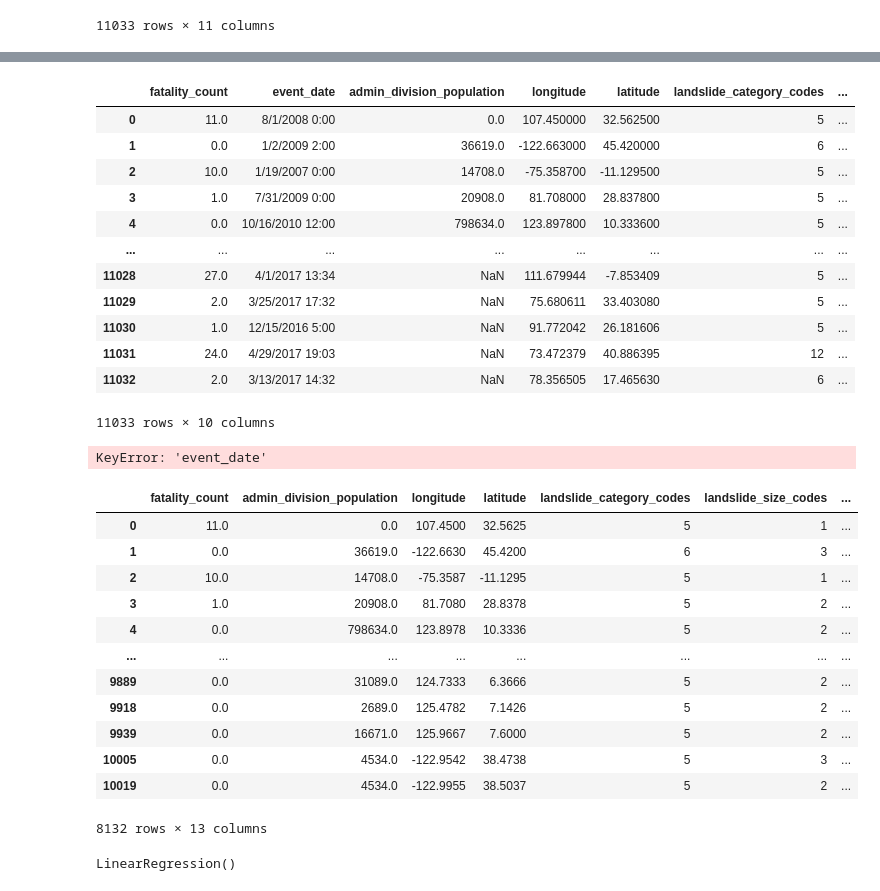
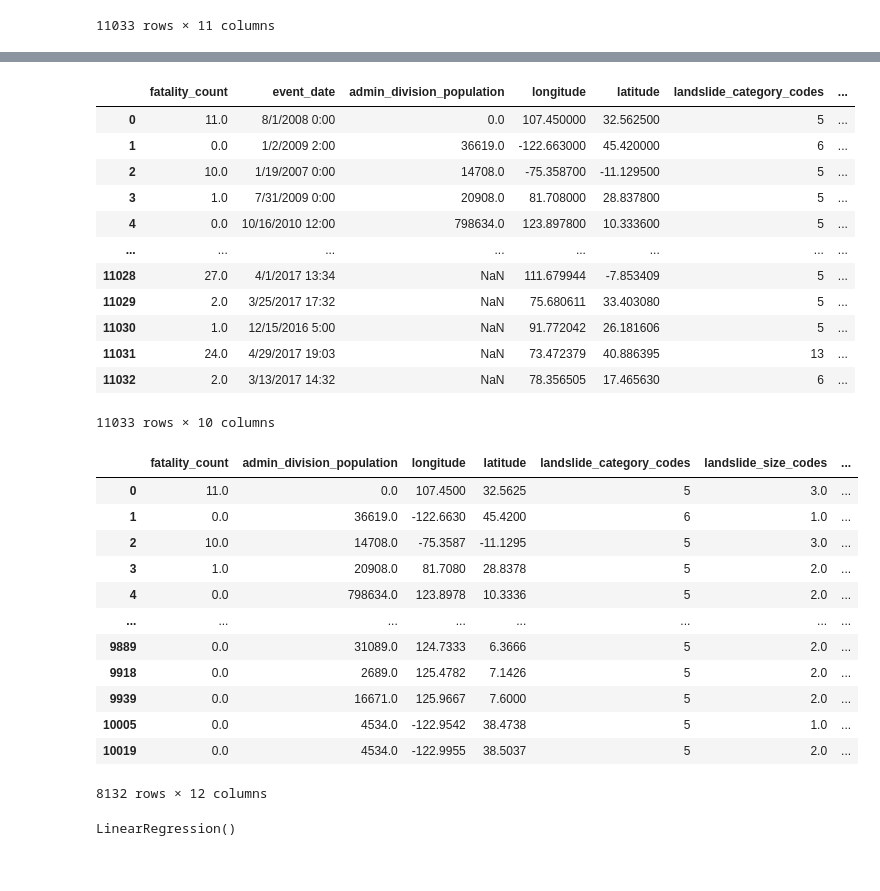
Before and after one commit to Luke-Bilhorn/CaSaL-ML, a Jupyter notebook: Landslides.ipynb, the cells around one changed output, grey strips where cells are left out. Cells and saved outputs as stored; diff of their text form; code cells hidden in the pictures.

Commit message:
updated nan handling and landslide size code ordering

```diff
--- a/Landslides.ipynb
+++ b/Landslides.ipynb
@@ -24,0 +23,5 @@ df
+# %%
+df['landslide_size'] = df['landslide_size'].fillna('not_provided')
+df['landslide_category'] = df['landslide_category'].fillna('not_provided')
+df['landslide_trigger'] = df['landslide_trigger'].fillna('not_provided')
+df['landslide_setting'] = df['landslide_setting'].fillna('not_provided')
@@ -25,7 +70,18 @@ df
+# %%
+landslide_size_code_transform = {
+    'unknown': 0, #Making 'unknown' into 0 because it feels more likely to be small than catastrophic
+    'small': 1,
+    'medium': 2,
+    'large': 3,
+    'very_large': 4,
+    'catastrophic': 5,
+    'NaN': 6
+}
 # %%
 #Adds numeric codes for each string feature.
 df['landslide_category_codes'] = df['landslide_category'].astype('category').cat.codes
-df['landslide_size_codes'] = df['landslide_size'].astype('category').cat.codes
+#df['landslide_size_codes'] = df['landslide_size'].astype('category').cat.codes
+df['landslide_size_codes'] = [landslide_size_code_transform.get(df['landslide_size'][i]) for i in range(len(df['landslide_size']))]
 df['landslide_trigger_codes'] = df['landslide_trigger'].astype('category').cat.codes
 df['landslide_setting_codes'] = df['landslide_setting'].astype('category').cat.codes
 df['country_code_codes'] = df['country_code'].astype('category').cat.codes
@@ -50,7 +122,7 @@ df
 | 11028 | 27.0 | 4/1/2017 13:34 | NaN | 111.679944 | -7.853409 | 5 | ... |
 | 11029 | 2.0 | 3/25/2017 17:32 | NaN | 75.680611 | 33.403080 | 5 | ... |
 | 11030 | 1.0 | 12/15/2016 5:00 | NaN | 91.772042 | 26.181606 | 5 | ... |
-| 11031 | 24.0 | 4/29/2017 19:03 | NaN | 73.472379 | 40.886395 | 12 | ... |
+| 11031 | 24.0 | 4/29/2017 19:03 | NaN | 73.472379 | 40.886395 | 13 | ... |
 | 11032 | 2.0 | 3/13/2017 14:32 | NaN | 78.356505 | 17.465630 | 6 | ... |
 11033 rows × 10 columns
 # %%
@@ -63,28 +135,27 @@ df['unix_timestamp'] = df['datetime'].astype('int64') // 10**9  # Convert to sec
 
 del df['datetime']
 del df['event_date']
+del df['unix_timestamp']
-# %% [output]
-KeyError: 'event_date'
 # %%
 nan_filtered_df = df[df[['fatality_count', 'admin_division_population', 'longitude', 'latitude',
                          'landslide_category_codes', 'landslide_size_codes', 'landslide_trigger_codes',
                          'landslide_setting_codes', 'country_code_codes', 'year', 'day_of_year',
-                         'minute_of_day', 'unix_timestamp']].notnull().all(1)]
+                         'minute_of_day']].notnull().all(1)]
 nan_filtered_df
 # %% [output]
 |  | fatality_count | admin_division_population | longitude | latitude | landslide_category_codes | landslide_size_codes | ... |
-| 0 | 11.0 | 0.0 | 107.4500 | 32.5625 | 5 | 1 | ... |
-| 1 | 0.0 | 36619.0 | -122.6630 | 45.4200 | 6 | 3 | ... |
-| 2 | 10.0 | 14708.0 | -75.3587 | -11.1295 | 5 | 1 | ... |
-| 3 | 1.0 | 20908.0 | 81.7080 | 28.8378 | 5 | 2 | ... |
-| 4 | 0.0 | 798634.0 | 123.8978 | 10.3336 | 5 | 2 | ... |
+| 0 | 11.0 | 0.0 | 107.4500 | 32.5625 | 5 | 3.0 | ... |
+| 1 | 0.0 | 36619.0 | -122.6630 | 45.4200 | 6 | 1.0 | ... |
+| 2 | 10.0 | 14708.0 | -75.3587 | -11.1295 | 5 | 3.0 | ... |
+| 3 | 1.0 | 20908.0 | 81.7080 | 28.8378 | 5 | 2.0 | ... |
+| 4 | 0.0 | 798634.0 | 123.8978 | 10.3336 | 5 | 2.0 | ... |
 | ... | ... | ... | ... | ... | ... | ... | ... |
-| 9889 | 0.0 | 31089.0 | 124.7333 | 6.3666 | 5 | 2 | ... |
-| 9918 | 0.0 | 2689.0 | 125.4782 | 7.1426 | 5 | 2 | ... |
-| 9939 | 0.0 | 16671.0 | 125.9667 | 7.6000 | 5 | 2 | ... |
-| 10005 | 0.0 | 4534.0 | -122.9542 | 38.4738 | 5 | 3 | ... |
-| 10019 | 0.0 | 4534.0 | -122.9955 | 38.5037 | 5 | 2 | ... |
+| 9889 | 0.0 | 31089.0 | 124.7333 | 6.3666 | 5 | 2.0 | ... |
+| 9918 | 0.0 | 2689.0 | 125.4782 | 7.1426 | 5 | 2.0 | ... |
+| 9939 | 0.0 | 16671.0 | 125.9667 | 7.6000 | 5 | 2.0 | ... |
+| 10005 | 0.0 | 4534.0 | -122.9542 | 38.4738 | 5 | 1.0 | ... |
+| 10019 | 0.0 | 4534.0 | -122.9955 | 38.5037 | 5 | 2.0 | ... |
-8132 rows × 13 columns
+8132 rows × 12 columns
 # %%
 X = nan_filtered_df.drop(columns='fatality_count')
 y = nan_filtered_df['fatality_count']
```
Also changed, not shown: parts of 6 cells of this notebook.
